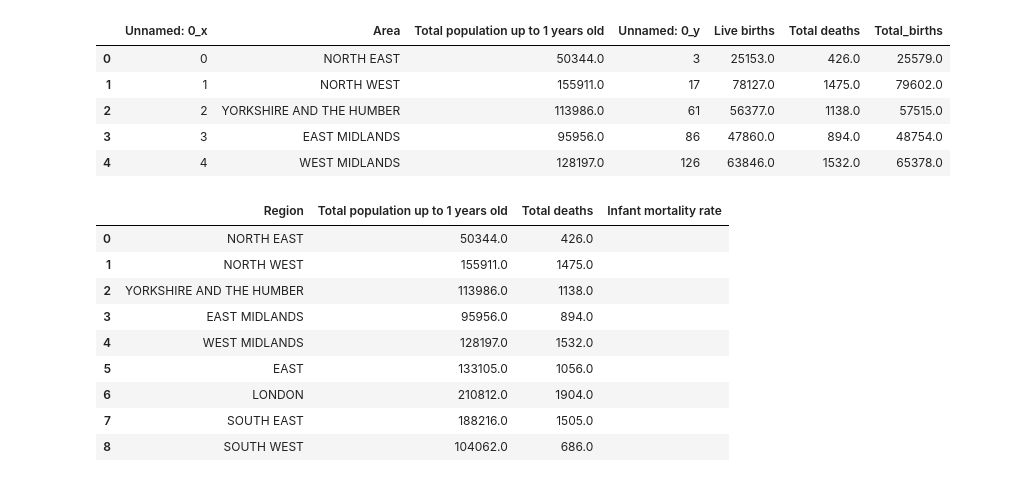
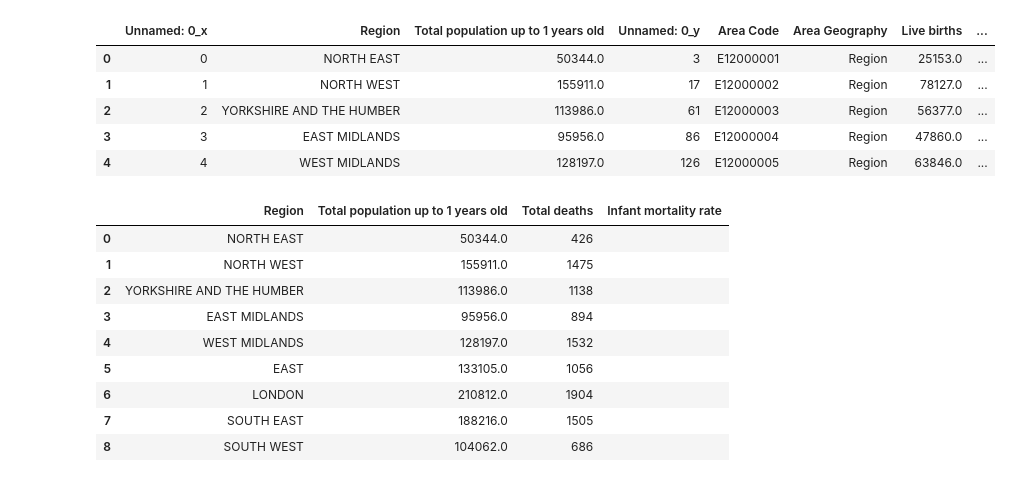
Before and after one commit to rachbee42/dataviz_project1_team4, a Jupyter notebook: Relative_comparisons.ipynb, the cells around one changed output. Cells and saved outputs as stored; diff of their text form; code cells hidden in the pictures.

```diff
--- a/Relative_comparisons.ipynb
+++ b/Relative_comparisons.ipynb
@@ -10,33 +10,33 @@ from scipy.stats import linregress
 # %%
 #Read csv files and merge population and total death data frames
 population_df = pd.read_csv('Base Data/Resources/under1_population_by_region_df.csv')
 deaths_df = pd.read_csv('Base Data/Resources/totalbirths_sum_df.csv')
 
-mergedpopulationdeath_df = pd.merge(population_df, deaths_df, on='Area', how= 'outer')
+mergedpopulationdeath_df = pd.merge(population_df, deaths_df, on='Region', how= 'outer')
 mergedpopulationdeath_df.head()
 # %% [output]
-|  | Unnamed: 0_x | Area | Total population up to 1 years old | Unnamed: 0_y | Live births | Total deaths | Total_births |
-| 0 | 0 | NORTH EAST | 50344.0 | 3 | 25153.0 | 426.0 | 25579.0 |
-| 1 | 1 | NORTH WEST | 155911.0 | 17 | 78127.0 | 1475.0 | 79602.0 |
-| 2 | 2 | YORKSHIRE AND THE HUMBER | 113986.0 | 61 | 56377.0 | 1138.0 | 57515.0 |
-| 3 | 3 | EAST MIDLANDS | 95956.0 | 86 | 47860.0 | 894.0 | 48754.0 |
-| 4 | 4 | WEST MIDLANDS | 128197.0 | 126 | 63846.0 | 1532.0 | 65378.0 |
+|  | Unnamed: 0_x | Region | Total population up to 1 years old | Unnamed: 0_y | Area Code | Area Geography | Live births | ... |
+| 0 | 0 | NORTH EAST | 50344.0 | 3 | E12000001 | Region | 25153.0 | ... |
+| 1 | 1 | NORTH WEST | 155911.0 | 17 | E12000002 | Region | 78127.0 | ... |
+| 2 | 2 | YORKSHIRE AND THE HUMBER | 113986.0 | 61 | E12000003 | Region | 56377.0 | ... |
+| 3 | 3 | EAST MIDLANDS | 95956.0 | 86 | E12000004 | Region | 47860.0 | ... |
+| 4 | 4 | WEST MIDLANDS | 128197.0 | 126 | E12000005 | Region | 63846.0 | ... |
 # %%
 #Create new data frame with area, population and total death column with a new column for infant mortality
 infant_mortality_df = pd.DataFrame()
-infant_mortality_df['Region'] = mergedpopulationdeath_df['Area']
+infant_mortality_df['Region'] = mergedpopulationdeath_df['Region']
 infant_mortality_df['Total population up to 1 years old'] = mergedpopulationdeath_df['Total population up to 1 years old']
 infant_mortality_df['Total deaths'] = mergedpopulationdeath_df['Total deaths']
 infant_mortality_df['Infant mortality rate'] = ""
 infant_mortality_df
 # %% [output]
 |  | Region | Total population up to 1 years old | Total deaths | Infant mortality rate |
-| 0 | NORTH EAST | 50344.0 | 426.0 |  |
-| 1 | NORTH WEST | 155911.0 | 1475.0 |  |
-| 2 | YORKSHIRE AND THE HUMBER | 113986.0 | 1138.0 |  |
-| 3 | EAST MIDLANDS | 95956.0 | 894.0 |  |
-| 4 | WEST MIDLANDS | 128197.0 | 1532.0 |  |
-| 5 | EAST | 133105.0 | 1056.0 |  |
-| 6 | LONDON | 210812.0 | 1904.0 |  |
-| 7 | SOUTH EAST | 188216.0 | 1505.0 |  |
-| 8 | SOUTH WEST | 104062.0 | 686.0 |  |
+| 0 | NORTH EAST | 50344.0 | 426 |  |
+| 1 | NORTH WEST | 155911.0 | 1475 |  |
+| 2 | YORKSHIRE AND THE HUMBER | 113986.0 | 1138 |  |
+| 3 | EAST MIDLANDS | 95956.0 | 894 |  |
+| 4 | WEST MIDLANDS | 128197.0 | 1532 |  |
+| 5 | EAST | 133105.0 | 1056 |  |
+| 6 | LONDON | 210812.0 | 1904 |  |
+| 7 | SOUTH EAST | 188216.0 | 1505 |  |
+| 8 | SOUTH WEST | 104062.0 | 686 |  |
```
Also changed, not shown: parts of 9 cells of this notebook, 8 other files.
